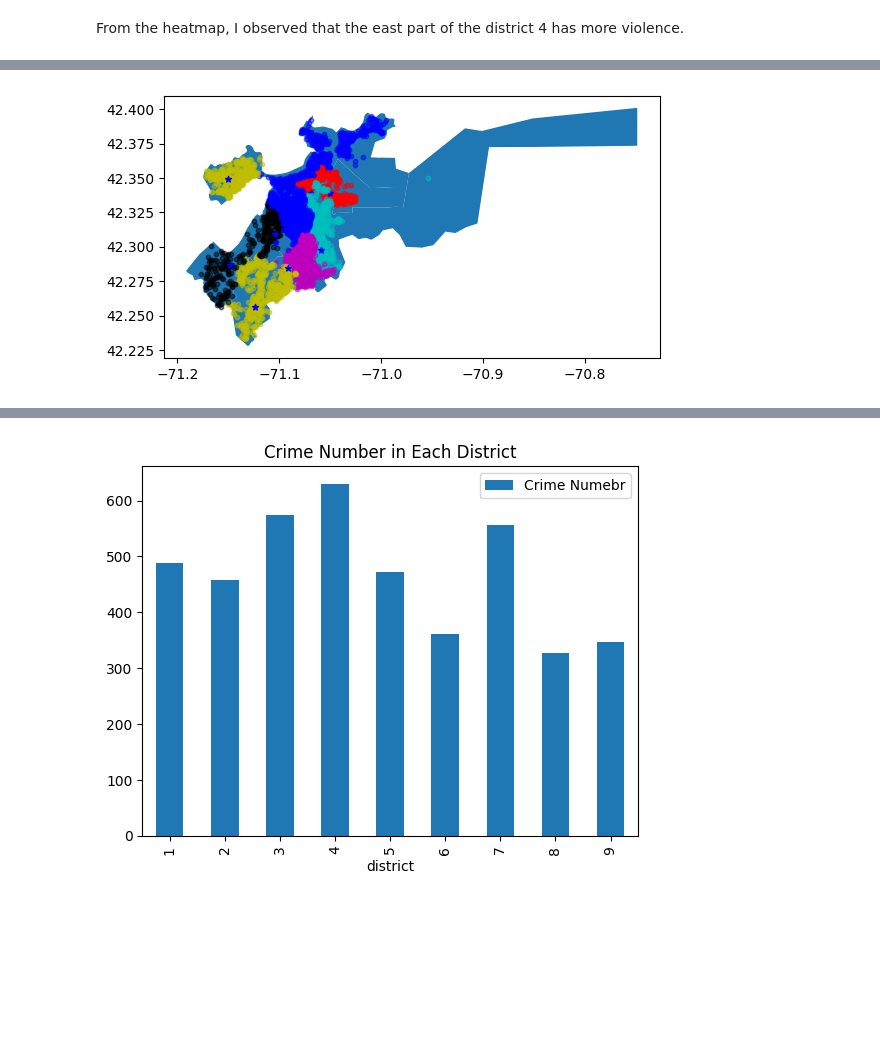
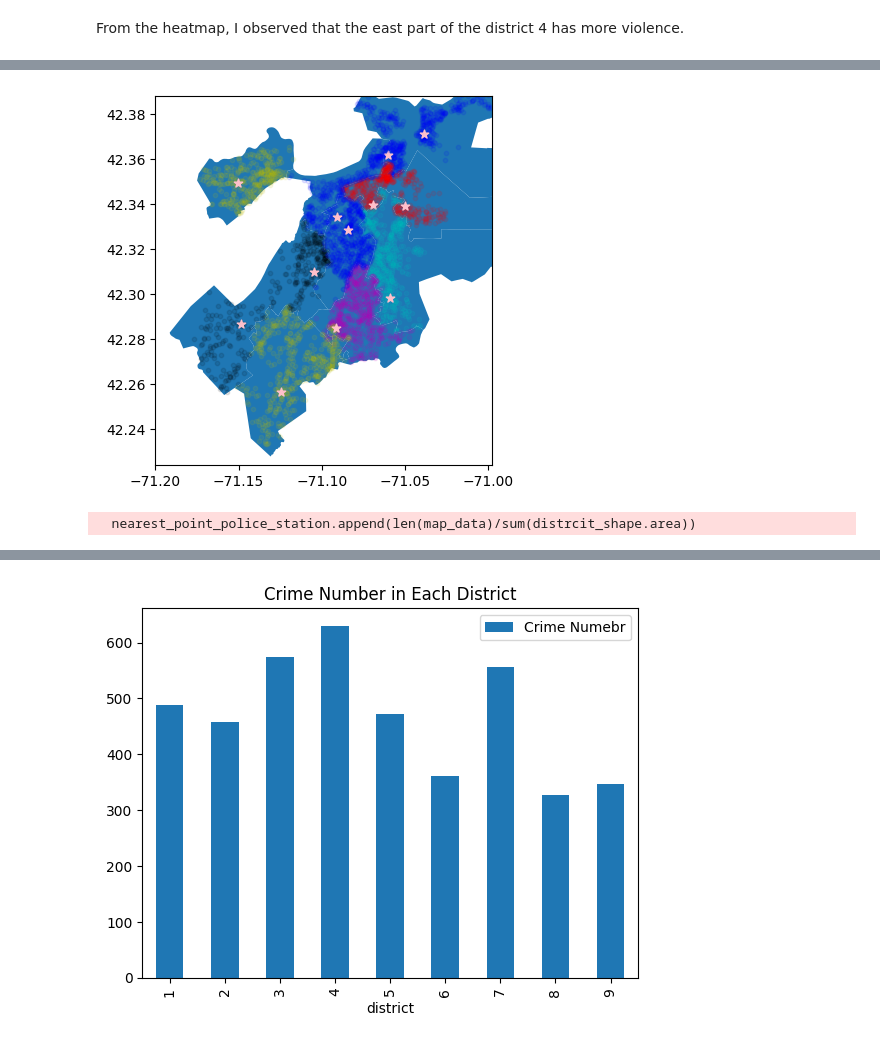
Before and after one commit to BU-Spark/ds-councilor-worrell-gun-violence, a Jupyter notebook: spring23-team-2/deliverables/deliverables 2/pattern-1.ipynb, the cells around one changed output, grey strips where cells are left out. Drawn from its saved outputs; the diff is of its cells as text; code cells hidden in the pictures; blank space fills up the shorter version.

```diff
--- a/spring23-team-2/deliverables/deliverables 2/pattern-1.ipynb
+++ b/spring23-team-2/deliverables/deliverables 2/pattern-1.ipynb
@@ -124,6 +125,12 @@ Similarly to the previous part, we use the police distrcit B3 so far, and we can
 # %% [markdown]
 The observation shows that out of the total number of violence incidents, only 6 involved the use of guns, while 1339 incidents did not involve any gunshots.
 # %%
+import folium
+import seaborn as sns
+import geopandas as gpd
+p_geo = gpd.read_file('../../data/Boston_Police_Stations.geojson')
+distrcit_shape = gpd.read_file("../../data/City_Council_Districts_-_Effective_for_the_2023_Municipal_Election.geojson")
+
 map_data=violence.groupby('Location',as_index=False).size()
 location=map_data.Location.str.replace("(","").str.replace(")","").str.split(",",expand=True)
 map_data[['latitude','longitude']]=location
@@ -134,13 +141,21 @@ map_data.insert(2,'size',size)
 
 #print(map_data)
 base_map = Map(location=[42.33182960914501, -71.0734727352688], zoom_start=12)
-HeatMap(map_data).add_to(base_map)
-folium.Circle(location=[p1_lat, p1_lon], popup='Point 1A', fill_color='#000', radius=2000, weight=2, color="#000").add_to(basemap)
+HeatMap(map_data,cmap="crest").add_to(base_map)
+temp = p_geo.to_crs(4326)
+for i in range(len(temp)):
+    folium.Circle(
+        location=[temp.iloc[i]['CENTROIDY'],temp.iloc[i]['CENTROIDX']],
+        popup='Point 1A', radius=200,
+        weight=2, color='blue',
+        fill=True,
+        fill_color='blue'
+        ).add_to(base_map)
+style1 = {'fillColor': '#228B22', 'color': '#228B22'}
+folium.GeoJson(distrcit_shape[distrcit_shape['DISTRICT']==4],style_function=lambda x:style1, name="geojson").add_to(base_map)
+base_map.save('map.html')
 base_map
 # %% [output]
 [interactive output not drawn]
 # %% [markdown]
 From the heatmap, I observed that the east part of the district 4 has more violence.
-# %%
-y = p_geo.loc[p_geo['geometry'].within(distrcit_shape[distrcit_shape['DISTRICT']==1+1]['geometry'].values[0])]
-y
@@ -186,11 +174,12 @@ locations_gdf = gpd.GeoDataFrame(map_data, geometry=geometry)
 ax = d4.plot()
 ax.set_xlim(-71.11, -71.04)
 ax.set_ylim(42.26, 42.32)
-x = locations_gdf.loc[locations_gdf['geometry'].within(d4['geometry'].values[0])]
-x.plot(ax=ax, marker='o', color='red', markersize=10, alpha = .3)
+
 # y = p_geo.loc[p_geo['geometry'].within(d4['geometry'].values[0])]
 # y.plot(ax=ax, marker='o', color='b', markersize=5)
 for i in range(9):
+    x = locations_gdf.loc[locations_gdf['geometry'].within(distrcit_shape[distrcit_shape['DISTRICT']==i+1]['geometry'].values[0])]
+    x.plot(ax=ax, marker='o', color='red', markersize=10, alpha = .4)
     y = p_geo.loc[p_geo['geometry'].within(distrcit_shape[distrcit_shape['DISTRICT']==i+1]['geometry'].values[0])]
     y.plot(ax=ax, marker='*', color='b', markersize=20)
     #TODO: Create circle
@@ -204,3 +192,0 @@ ax
-# %%
-i = 1
-p_geo.loc[p_geo['geometry'].within(distrcit_shape[distrcit_shape['DISTRICT']==i+1]['geometry'].values[0])]
@@ -211,23 +193,39 @@ p_geo.loc[p_geo['geometry'].within(distrcit_shape[distrcit_shape['DISTRICT']==i+
 # %%
 # Convert the dataframe to a geopandas GeoDataFrame
 geometry = gpd.points_from_xy(map_data.longitude, map_data.latitude)
 locations_gdf = gpd.GeoDataFrame(map_data, geometry=geometry)
 # print(locations_gdf)
 
-geometry = gpd.points_from_xy(map_data.longitude, map_data.latitude)
-locations_gdf = gpd.GeoDataFrame(map_data, geometry=geometry)
-
 # Plot the map with the locations
 
 ax = distrcit_shape.plot()
-ax.set_xlim(auto=True)
-ax.set_ylim(auto=True)
+ax.set_xlim(-71.2,-70.998)
+ax.set_ylim(42.224,42.388)
 c = 'brcmykbbyb'
 for i in range(9):
     x = locations_gdf.loc[locations_gdf['geometry'].within(distrcit_shape[distrcit_shape['DISTRICT']==i+1]['geometry'].values[0])]
     y = p_geo.loc[p_geo['geometry'].within(distrcit_shape[distrcit_shape['DISTRICT']==i+1]['geometry'].values[0])]
 
-    x.plot(ax=ax, marker='o', color=c[i], markersize=10,alpha=0.5)
-    y.plot(ax=ax, marker='*', color='b', markersize=20)
+    x.plot(ax=ax, marker='o', color=c[i], markersize=10,alpha=0.1)
+    y.plot(ax=ax, marker='*', color='pink', markersize=40)
 # %% [output]
-[figure, old version]
+[figure, new version]
+# %%
+#TODO: calculate the crime rate next to police station and those not
+# radius can be 0.05
+import math
+
+
+r = 0.05
+
+nearest_point_police_station = []
+for i in range(len(p_geo)):
+    p_lat = p_geo['CENTROIDY'][i]
+    p_log = p_geo['CENTROIDX'][i]
+    dist = np.transpose([map_data.latitude.astype('float'), map_data.longitude.astype('float')]) - [p_lat,p_log]
+    dist = [np.linalg.norm(i) for i in dist]
+    area_crime_num = [1 if (i<=r) else 0 for i in dist]
+    nearest_point_police_station.append(sum(area_crime_num)/((r*r) * math.pi))
+nearest_point_police_station.append(len(map_data)/sum(distrcit_shape.area))
+# %% [output]
+  nearest_point_police_station.append(len(map_data)/sum(distrcit_shape.area))
```
Also changed, not shown: parts of 9 cells of this notebook, 1 other file.
